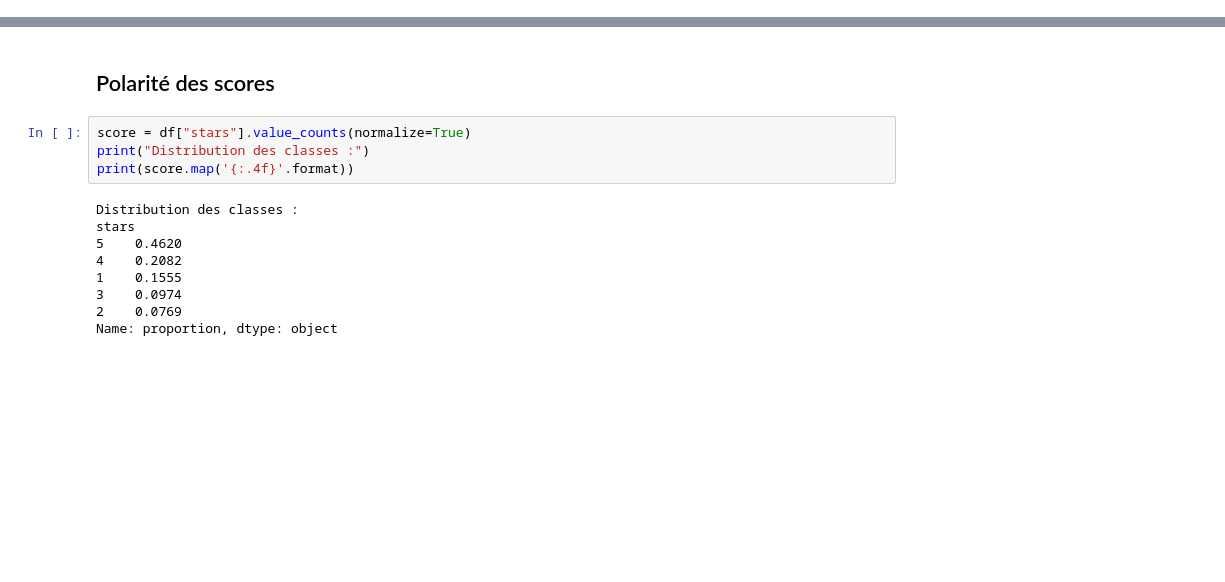
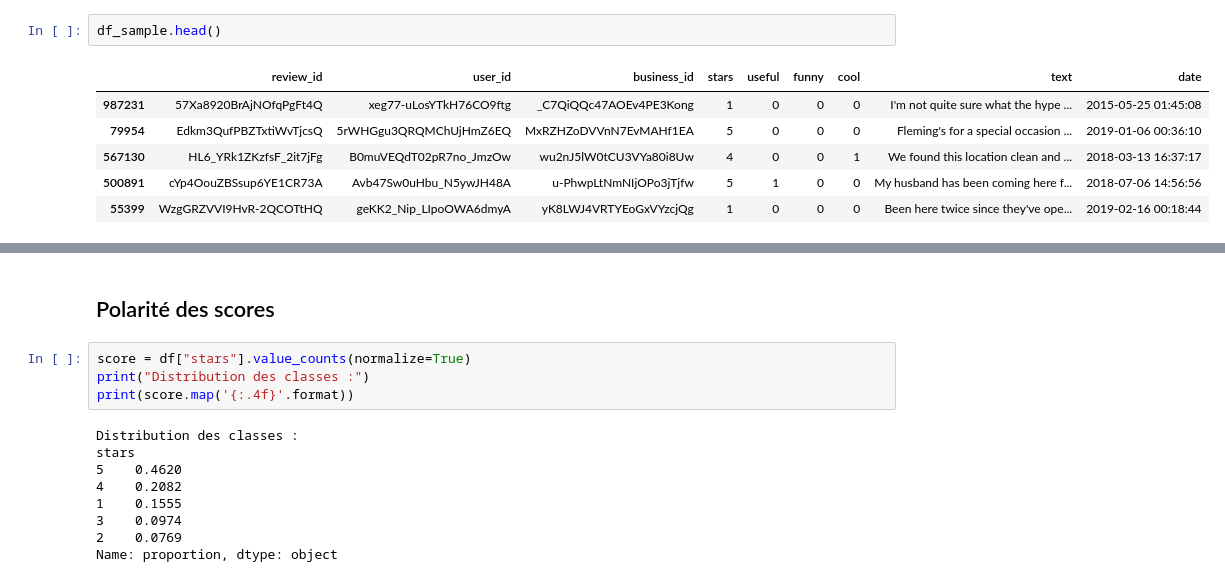
Before and after one commit to Lucie313/S6C01-Apprentissage_automatique, a Jupyter notebook: Lucie/CNN_etoiles.ipynb, the cells around one changed output, grey strips where cells are left out. Cells and saved outputs as stored; diff of their text form; blank space fills up the shorter version.

```diff
--- a/Lucie/CNN_etoiles.ipynb
+++ b/Lucie/CNN_etoiles.ipynb
@@ -31,3 +98,12 @@ Nombre de lignes dans df_sample : 50000 avis
+# %%
+df_sample.head()
+# %% [output]
+|  | review_id | user_id | business_id | stars | useful | funny | cool | text | date |
+| 987231 | 57Xa8920BrAjNOfqPgFt4Q | xeg77-uLosYTkH76CO9ftg | _C7QiQQc47AOEv4PE3Kong | 1 | 0 | 0 | 0 | I'm not quite sure what the hype ... | 2015-05-25 01:45:08 |
+| 79954 | Edkm3QufPBZTxtiWvTjcsQ | 5rWHGgu3QRQMChUjHmZ6EQ | MxRZHZoDVVnN7EvMAHf1EA | 5 | 0 | 0 | 0 | Fleming's for a special occasion ... | 2019-01-06 00:36:10 |
+| 567130 | HL6_YRk1ZKzfsF_2it7jFg | B0muVEQdT02pR7no_JmzOw | wu2nJ5lW0tCU3VYa80i8Uw | 4 | 0 | 0 | 1 | We found this location clean and ... | 2018-03-13 16:37:17 |
+| 500891 | cYp4OouZBSsup6YE1CR73A | Avb47Sw0uHbu_N5ywJH48A | u-PhwpLtNmNIjOPo3jTjfw | 5 | 1 | 0 | 0 | My husband has been coming here f... | 2018-07-06 14:56:56 |
+| 55399 | WzgGRZVVI9HvR-2QCOTtHQ | geKK2_Nip_LIpoOWA6dmyA | yK8LWJ4VRTYEoGxVYzcjQg | 1 | 0 | 0 | 0 | Been here twice since they've ope... | 2019-02-16 00:18:44 |
 # %%
 import pandas as pd
 
```
Also changed, not shown: parts of 12 cells of this notebook.
